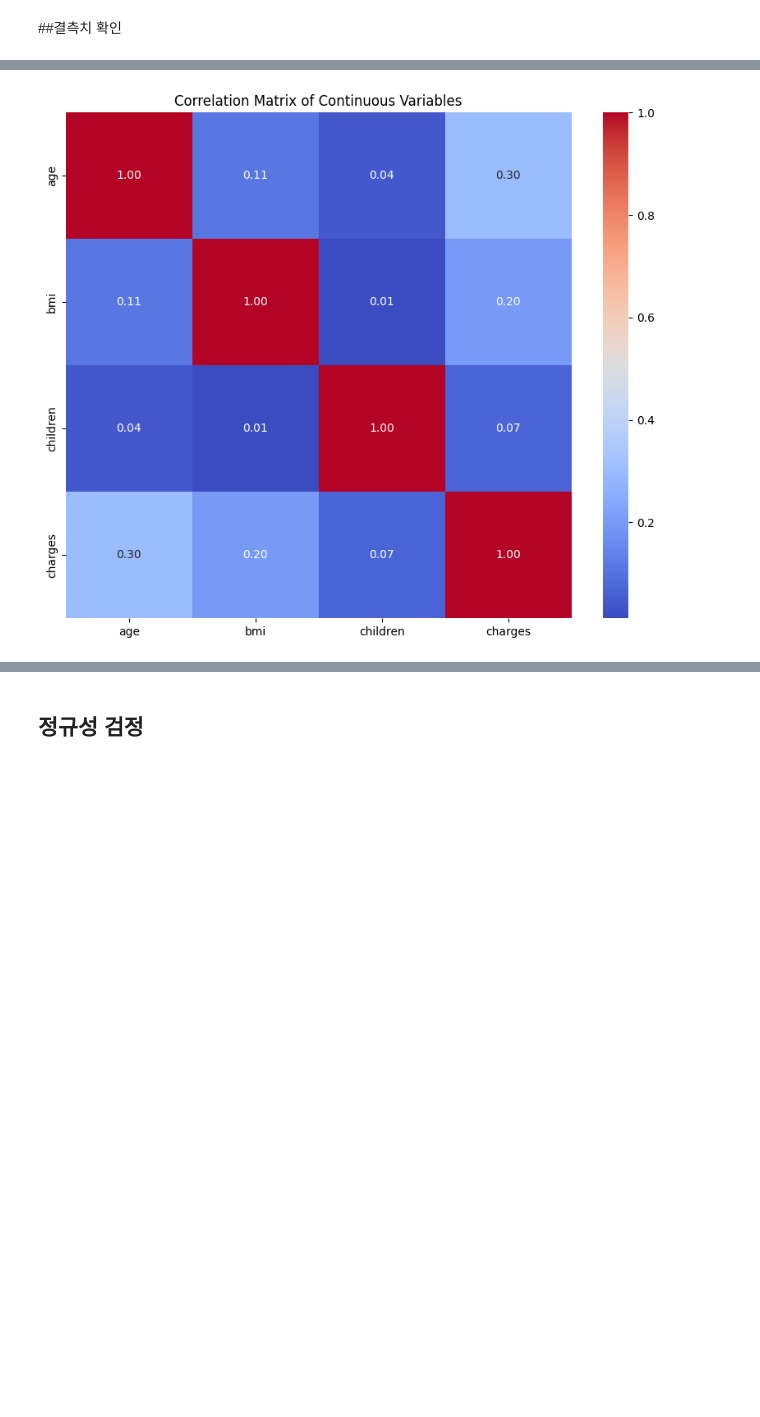
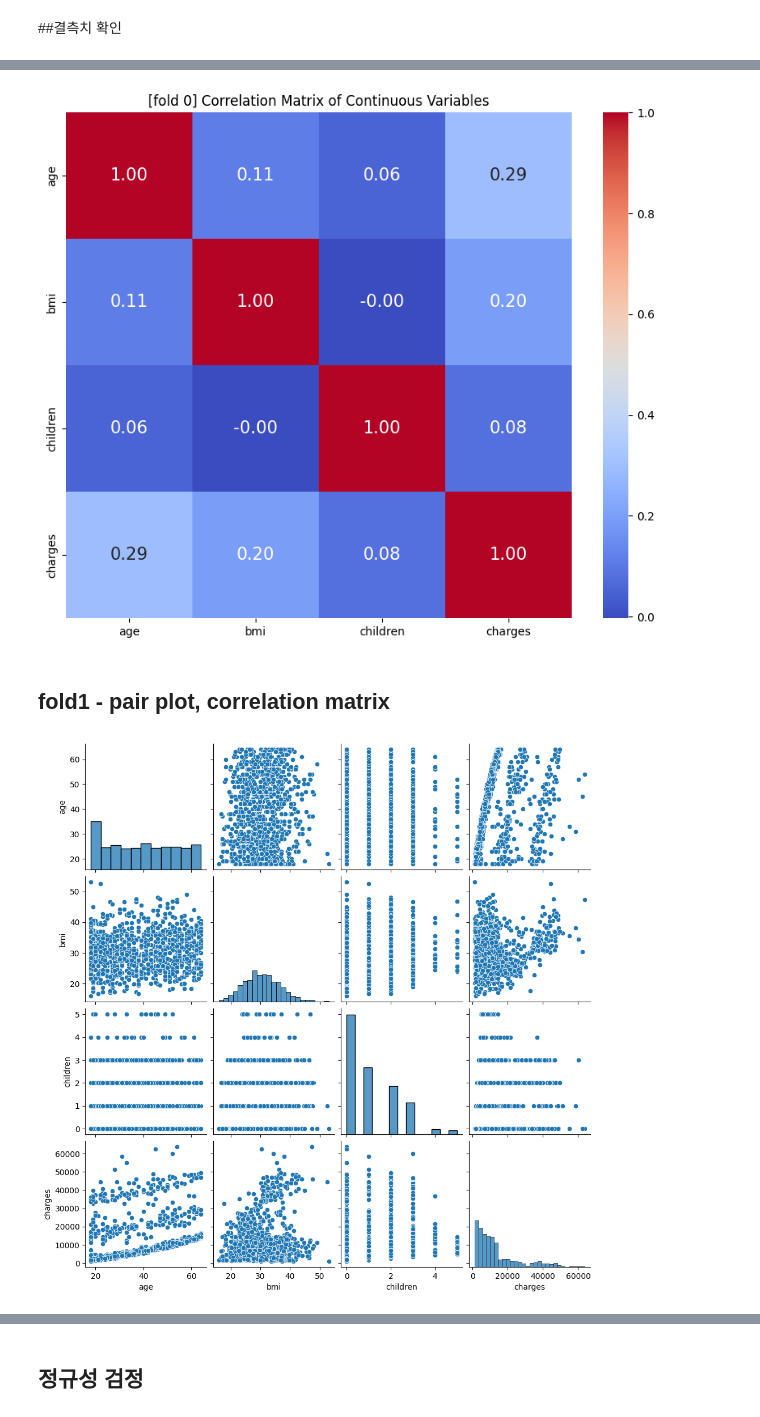
Before and after one commit to daeun118/24_2_ML_in_Finance, a Jupyter notebook: ML_in_Finance_TermProject.ipynb, the cells around one changed output, grey strips where cells are left out. Drawn from its saved outputs; the diff is of its cells as text; code cells hidden in the pictures; blank space fills up the shorter version.

```diff
--- a/ML_in_Finance_TermProject.ipynb
+++ b/ML_in_Finance_TermProject.ipynb
@@ -51,10 +124,20 @@ plt.show()
 # %%
 # 상관관계 행렬 계산 및 시각화
-correlation_matrix = numeric_data.corr()
+corr_matrix0 = fold0_numeric.corr()
 
 plt.figure(figsize=(10, 8))
-sns.heatmap(correlation_matrix, annot=True, cmap='coolwarm', fmt=".2f", square=True)
-plt.title('Correlation Matrix of Continuous Variables')
+sns.heatmap(corr_matrix0, annot=True, cmap='coolwarm', fmt=".2f", square=True, annot_kws={"fontsize": 15})
+plt.title('[fold 0] Correlation Matrix of Continuous Variables')
 plt.show()
 # %% [output]
-[figure, old version]
+[figure, new version]
+# %% [markdown]
+## fold1 - pair plot, correlation matrix
+# %%
+# 수치형 변수만 선택
+fold1_numeric = fold1_train.select_dtypes(include=['float64', 'int64'])
+
+sns.pairplot(fold1_numeric)
+plt.show()
+# %% [output]
+[figure, added]
```
Also changed, not shown: parts of 66 cells of this notebook.
